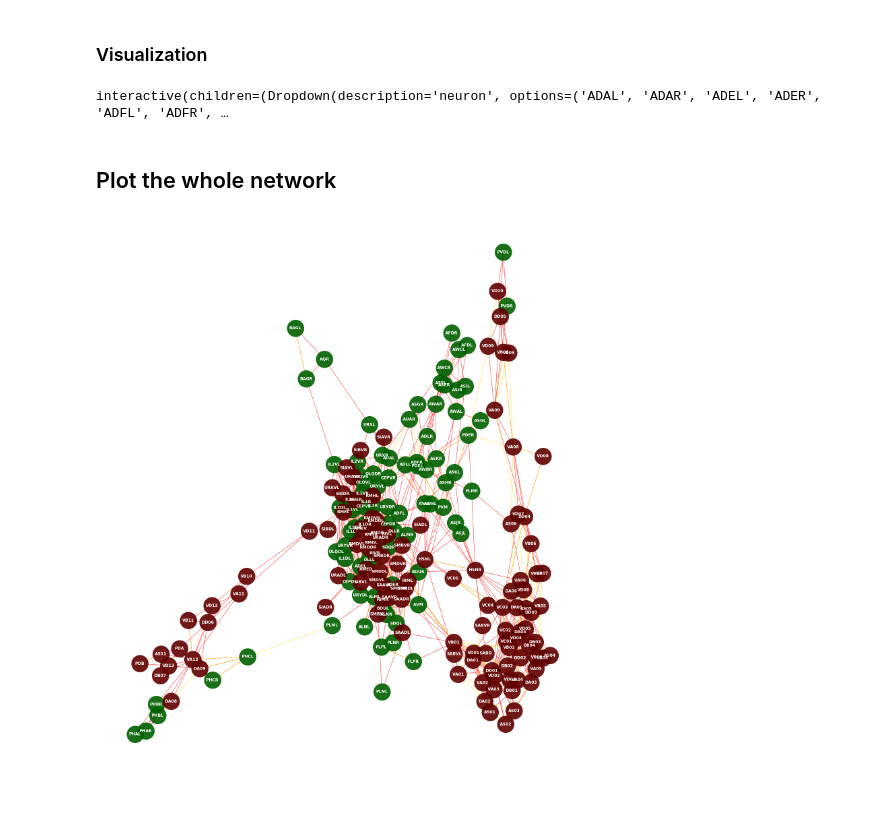
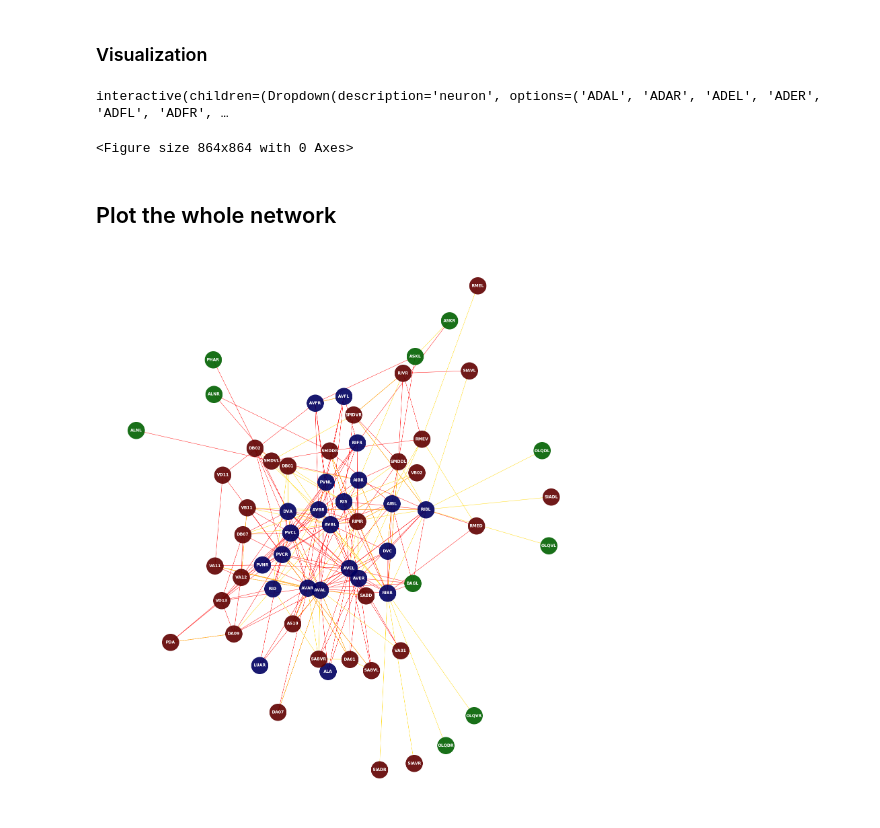
Before and after one commit to MarcJavin/WormConnectome, a Jupyter notebook: Connectome Visualizer.ipynb, the cells around one changed output. Drawn from its saved outputs; the diff is of its cells as text; code cells hidden in the pictures.

```diff
--- a/Connectome Visualizer.ipynb
+++ b/Connectome Visualizer.ipynb
@@ -43,7 +43,7 @@ styleg = ArrowStyle("wedge", tail_width=0.6, shrink_factor=0.4)
 # %%
 @interact(neuron = sorted(dfs.index), img_size=IntSlider(min=10,max=22,step=2,value=12))
 def connections(neuron='BAG', img_size=12):
-    plt.figure(figsize=(img_size,img_size))
+    fig = plt.figure(figsize=(img_size,img_size))
     G = nx.DiGraph()
 
     syn_in = dfs.index[dfs[neuron] > 0].tolist()
@@ -87,6 +87,7 @@ def connections(neuron='BAG', img_size=12):
     plt.show()
 # %% [output]
 interactive(children=(Dropdown(description='neuron', options=('ADAL', 'ADAR', 'ADEL', 'ADER', 'ADFL', 'ADFR', …
+<Figure size 864x864 with 0 Axes>
 # %% [markdown]
 ## Plot the whole network
 # %%
@@ -114,7 +115,14 @@ plt.figure(figsize=(25, img_size))
 dfs, dfg = init()
 
 # dfs, dfg = select_adj(dfs, dfg)
-select = np.hstack((sensors, motors))
+select = ['AIBL', 'AIBR', 'ALA', 'ALNL', 'ALNR', 'AS10', 'ASKL', 'ASKR', 'AVAL',
+       'AVAR', 'AVBL', 'AVBR', 'AVEL', 'AVER', 'AVFL', 'AVFR', 'BAGL', 'DA01',
+       'DA07', 'DA09', 'DB01', 'DB02', 'DB07', 'DVA', 'DVC', 'LUAR', 'OLQDL',
+       'OLQDR', 'OLQVL', 'OLQVR', 'PDA', 'PHAR', 'PVCL', 'PVCR', 'PVNL',
+       'PVNR', 'RIBL', 'RIBR', 'RID', 'RIFR', 'RIMR', 'RIS', 'RIVR', 'RMED',
+       'RMEL', 'RMEV', 'SABD', 'SABVL', 'SABVR', 'SIADL', 'SIADR', 'SIAVL',
+       'SIAVR', 'SMDDL', 'SMDDR', 'SMDVL', 'SMDVR', 'VA01', 'VA11', 'VA12',
+       'VB02', 'VB11', 'VD11', 'VD13']#np.hstack((sensors, motors))
 dfg = dfg.loc[select, select]
 dfs = dfs.loc[select, select]
 
@@ -124,31 +132,31 @@ G1 = nx.relabel.relabel_nodes(G1, labels)
 G2 = nx.from_numpy_matrix(dfg.values)#, create_using=nx.DiGraph())
 G2 = nx.relabel.relabel_nodes(G2, labels)
 
 G = nx.Graph()
 G.add_edges_from(G1.edges)
 G.add_edges_from(G2.edges)
 
 # rich = ['AVAL', 'AVAR', 'AVBL', 'AVBR', 'AVDL', 'AVDR', 'AVEL', 'AVER', 'PVCL', 'PVCR', 'DVA', 'AIBL', 'AIBR', 'RIAL', 'RIAR', 'RIBL', 'RIBR']
 # pos = nx.layout.bipartite_layout(G, sensors)
 pos = nx.layout.spring_layout(G)
 
 def draw_nodes(shape='o', category=inters, col='k'):
         nx.draw_networkx_nodes(G, pos, node_shape=shape, node_color=col,
                                nodelist=[n for n in G.nodes if n in category],
                                node_size=NODE_SIZE, alpha=0.9)
 draw_nodes(SENSOR_SHAPE, sensors, SENSOR_COLOR)
 draw_nodes(INTER_SHAPE, inters, INTER_COLOR)
 draw_nodes(MOTOR_SHAPE, motors, MOTOR_COLOR)
 
 nx.draw_networkx_edges(G, pos, edge_color='r', node_size=NODE_SIZE, arrowstyle='->', edgelist=G1.edges,
                        alpha=0.9, width=1, arrowsize=10)
 nx.draw_networkx_edges(G, pos, edge_color='Gold', node_size=NODE_SIZE, edgelist=G2.edges,
                        alpha=0.9, width=1)
 
 nx.draw_networkx_labels(G, pos, font_color='w', font_weight='bold')
 
 plt.axis('off')
 plt.draw()
 plt.savefig('circ.png', dpi=200)
 # %% [output]
-[figure, old version]
+[figure, new version]
```
Also changed, not shown: parts of 1 cell of this notebook, 1 other file.
